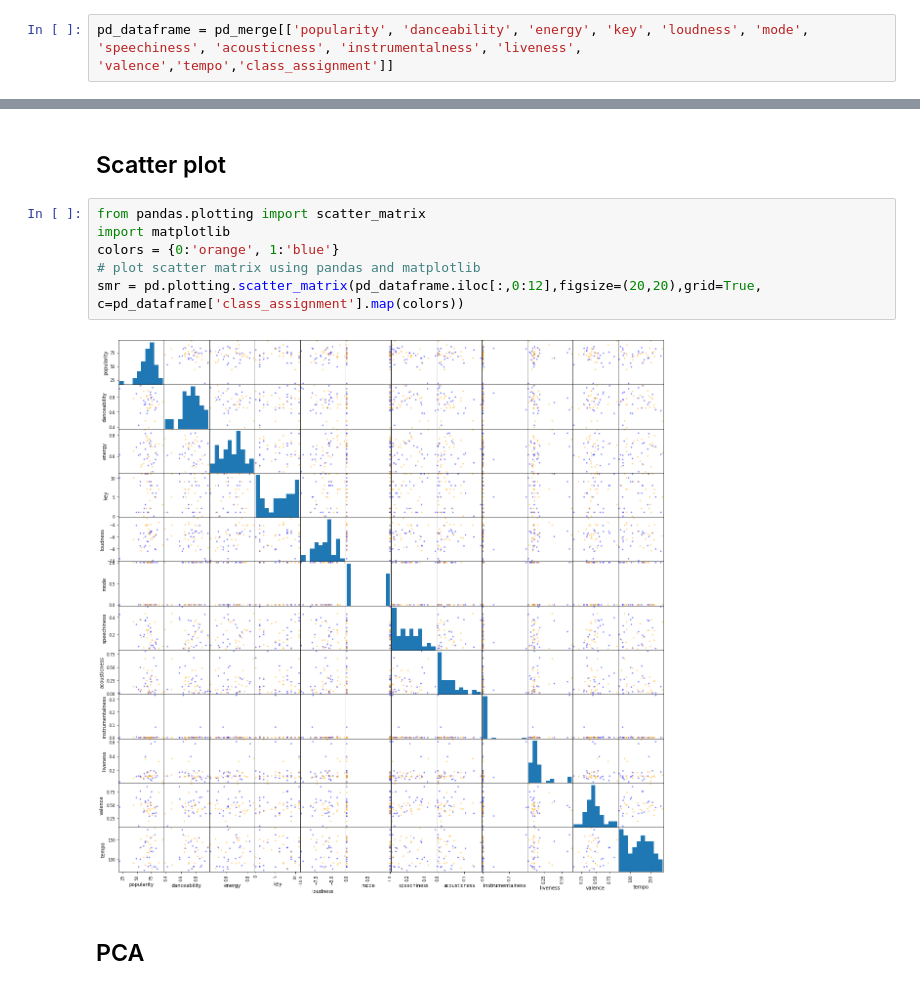
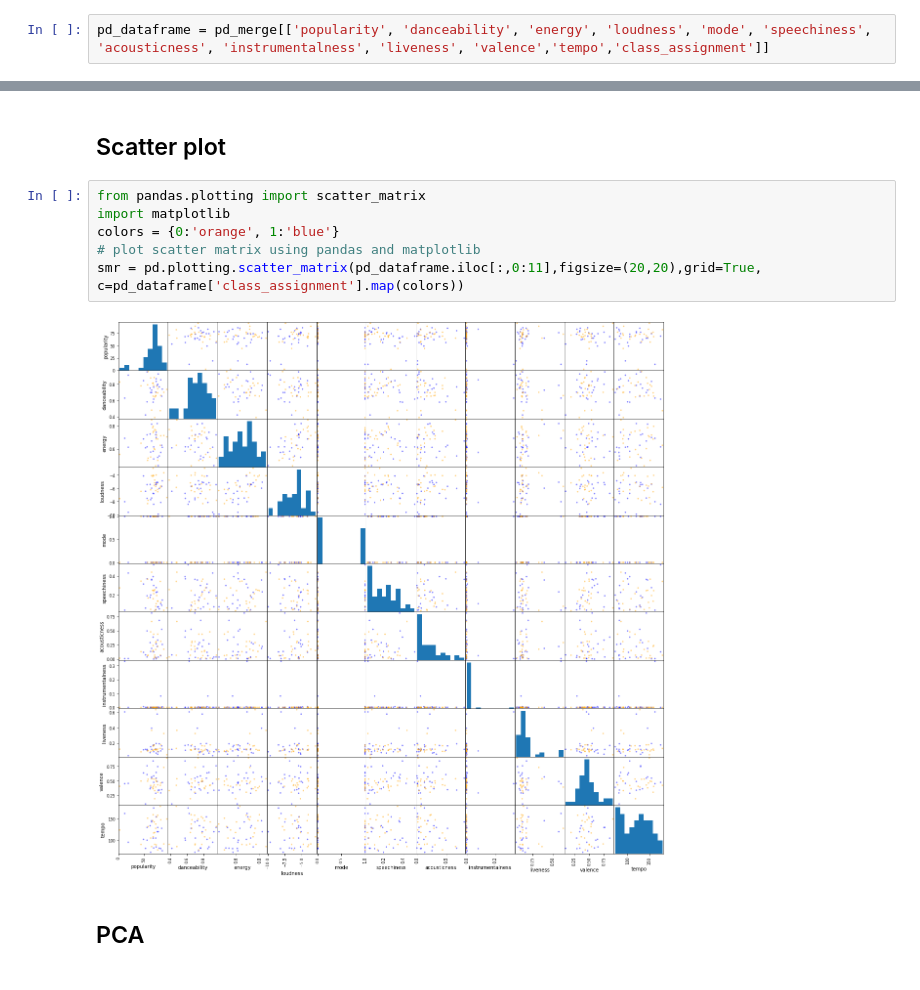
Before and after one commit to Brumberg/Eardrip, a Jupyter notebook: analysis/Analysis.ipynb, the cells around one changed output, grey strips where cells are left out. Saved outputs shown, nothing was run; the diff lists cells and outputs as text.

```diff
--- a/analysis/Analysis.ipynb
+++ b/analysis/Analysis.ipynb
@@ -167,7 +167,7 @@ list(pd_merge.columns.values)
  'time_signature',
  'class_assignment']
 # %%
-pd_dataframe = pd_merge[['popularity', 'danceability', 'energy', 'key', 'loudness', 'mode', 'speechiness', 'acousticness', 'instrumentalness', 'liveness', 'valence','tempo','class_assignment']]
+pd_dataframe = pd_merge[['popularity', 'danceability', 'energy', 'loudness', 'mode', 'speechiness', 'acousticness', 'instrumentalness', 'liveness', 'valence','tempo','class_assignment']]
 # %%
 display(pd_dataframe)
 # %% [output]
@@ -193,11 +193,11 @@ display(pd_dataframe)
 # %%
 from pandas.plotting import scatter_matrix
 import matplotlib
 colors = {0:'orange', 1:'blue'}
 # plot scatter matrix using pandas and matplotlib
-smr = pd.plotting.scatter_matrix(pd_dataframe.iloc[:,0:12],figsize=(20,20),grid=True, c=pd_dataframe['class_assignment'].map(colors))
+smr = pd.plotting.scatter_matrix(pd_dataframe.iloc[:,0:11],figsize=(20,20),grid=True, c=pd_dataframe['class_assignment'].map(colors))
 # %% [output]
-[figure, old version]
+[figure, new version]
 # %% [markdown]
 ## PCA
 # %%
```
Also changed, not shown: parts of 15 cells of this notebook, 1 other file.
